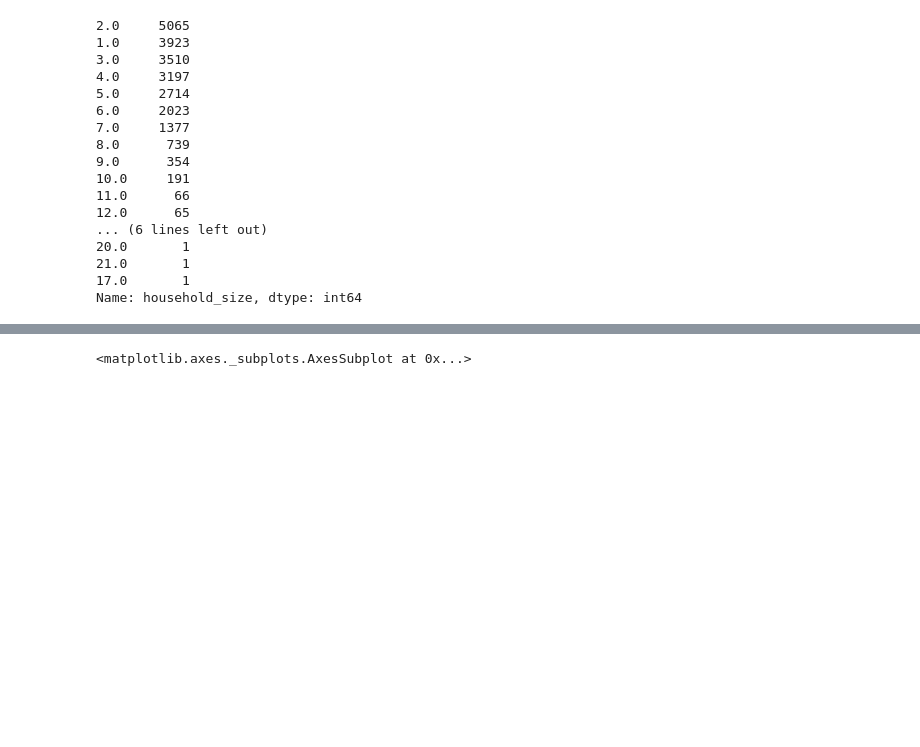
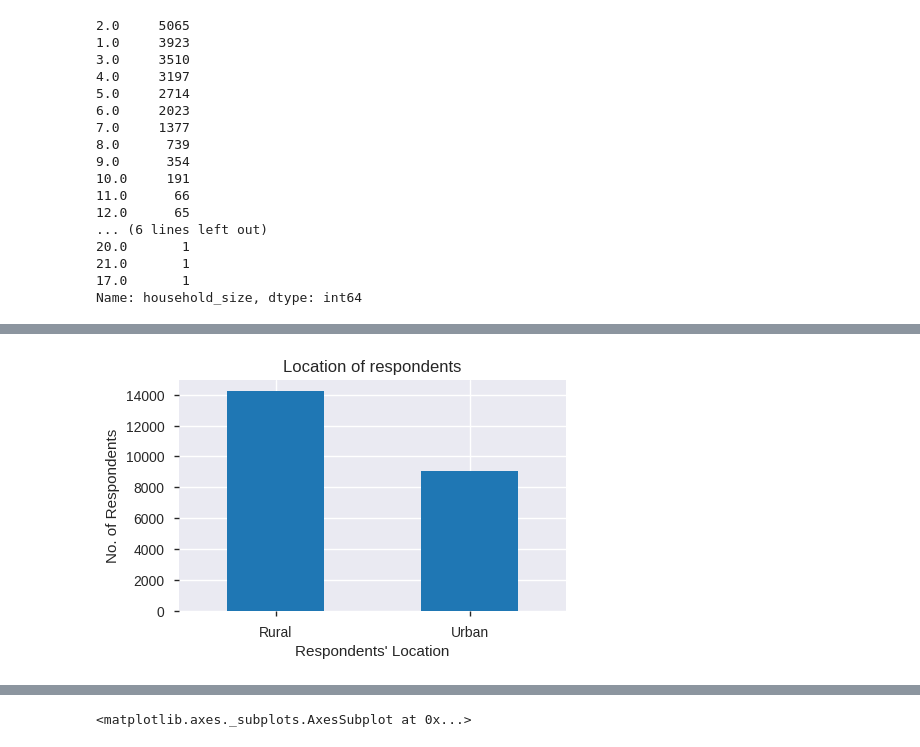
Before and after one commit to booorayan/fin_inclusion_pj, a Jupyter notebook: Financial_Inclusion_Project_1.ipynb, the cells around one changed output, grey strips where cells are left out. Saved outputs shown, nothing was run; the diff lists cells and outputs as text; code cells hidden in the pictures; blank space fills up the shorter version.

```diff
--- a/Financial_Inclusion_Project_1.ipynb
+++ b/Financial_Inclusion_Project_1.ipynb
@@ -325,0 +450,11 @@ plt.show()
+# %%
+# location of respondents of dataset
+
+fin['location'].value_counts().plot.bar(figsize=(5,3))
+plt.xticks(rotation=360)
+plt.xlabel('Respondents\' Location')
+plt.ylabel('No. of Respondents')
+plt.title('Location of respondents')
+plt.show()
+# %% [output]
+[figure, added]
```
Also changed, not shown: parts of 12 cells of this notebook.
